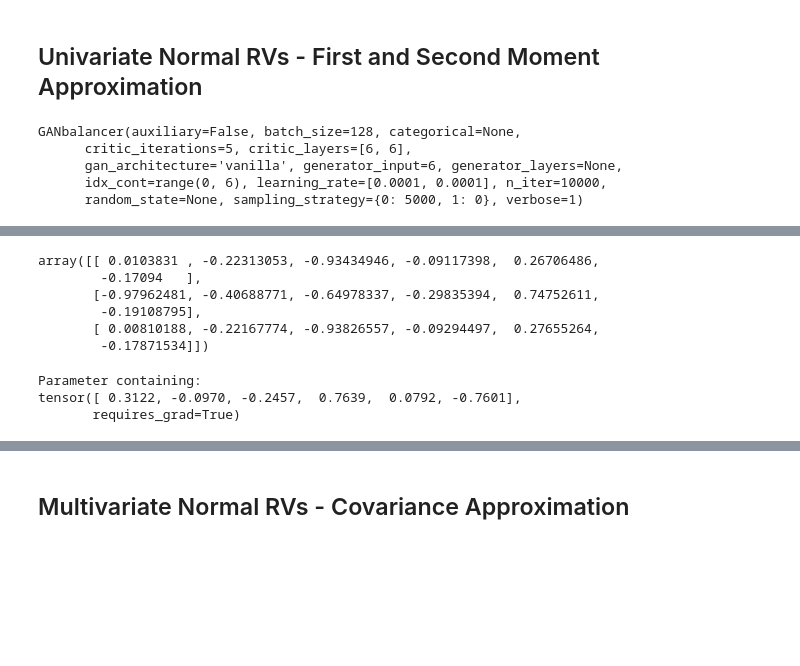
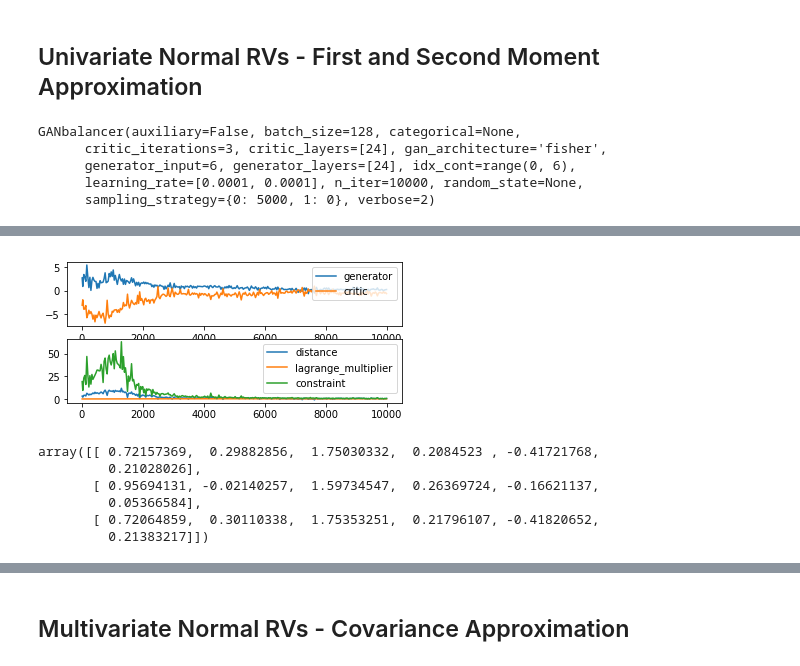
Before and after one commit to johaupt/GANbalanced, a Jupyter notebook: simulation_numeric.ipynb, the cells around one changed output, grey strips where cells are left out. Cells and saved outputs as stored; diff of their text form; code cells hidden in the pictures; blank space fills up the shorter version.

Commit message:
Complete Vanilla GAN Fisher GAN

```diff
--- a/simulation_numeric.ipynb
+++ b/simulation_numeric.ipynb
@@ -56,10 +56,10 @@ data = {
 # %%
 gan_balancer = GANbalancer(idx_cont=range(N_VAR), categorical=None, auxiliary=False,
                            gan_architecture = "fisher",
-                           generator_input=N_VAR*1, generator_layers=None,
-                           critic_layers=[N_VAR, N_VAR], critic_iterations=5,
+                           generator_input=N_VAR*1, generator_layers=[N_VAR*4],
+                           critic_layers=[N_VAR*4], critic_iterations=3,
                            learning_rate = [1e-4, 1e-4],
-                           batch_size = 128, n_iter=50000,
+                           batch_size = 128, n_iter=10000,
                            sampling_strategy = {0:N_SAMPLES, 1:0}, verbose=2)
 # %%
 smote = SMOTE(sampling_strategy = {0:N_SAMPLES, 1:0})
@@ -75,3 +75,9 @@ def check_second_moments(X):
 ## Univariate Normal RVs - First and Second Moment Approximation
 # %%
 gan_balancer._fit(data["Independent"][0], y=np.zeros(shape=N_SAMPLES))
+# %% [output]
+GANbalancer(auxiliary=False, batch_size=128, categorical=None,
+      critic_iterations=3, critic_layers=[24], gan_architecture='fisher',
+      generator_input=6, generator_layers=[24], idx_cont=range(0, 6),
+      learning_rate=[0.0001, 0.0001], n_iter=10000, random_state=None,
+      sampling_strategy={0: 5000, 1: 0}, verbose=2)
@@ -84,8 +84,9 @@ plt.legend(loss_df.columns)
+# %%
+gan_balancer.trainer.print_every = 1
 # %%
-gan_balancer._update(data["Independent"][0], y=np.zeros(shape=N_SAMPLES), n_iter=100)
+gan_balancer._update(data["Independent"][0], y=np.zeros(shape=N_SAMPLES),
+                     n_iter=10000)
-# %% [output]
-GANbalancer(auxiliary=False, batch_size=128, categorical=None,
-      critic_iterations=5, critic_layers=[6, 6],
-      gan_architecture='vanilla', generator_input=6, generator_layers=None,
-      idx_cont=range(0, 6), learning_rate=[0.0001, 0.0001], n_iter=10000,
-      random_state=None, sampling_strategy={0: 5000, 1: 0}, verbose=1)
+# %%
+fig = gan_balancer.trainer.plot_training()
+fig
+# %% [output]
@@ -92,21 +95,16 @@ GANbalancer(auxiliary=False, batch_size=128, categorical=None,
+[figure, added]
 # %%
 check_first_moments([data["Independent"][0],
                      gan_balancer.generator.sample_data(N_SAMPLES),
                      smote._sample(data["Independent"][0], y=np.zeros(shape=N_SAMPLES))[0]
                     ])
 # %% [output]
-array([[ 0.0103831 , -0.22313053, -0.93434946, -0.09117398,  0.26706486,
-        -0.17094   ],
-       [-0.97962481, -0.40688771, -0.64978337, -0.29835394,  0.74752611,
-        -0.19108795],
-       [ 0.00810188, -0.22167774, -0.93826557, -0.09294497,  0.27655264,
-        -0.17871534]])
+array([[ 0.72157369,  0.29882856,  1.75030332,  0.2084523 , -0.41721768,
+         0.21028026],
+       [ 0.95694131, -0.02140257,  1.59734547,  0.26369724, -0.16621137,
+         0.05366584],
+       [ 0.72064859,  0.30110338,  1.75353251,  0.21796107, -0.41820652,
+         0.21383217]])
-# %%
-list(gan_balancer.generator.parameters())[1]
-# %% [output]
-Parameter containing:
-tensor([ 0.3122, -0.0970, -0.2457,  0.7639,  0.0792, -0.7601],
-       requires_grad=True)
 # %%
 check_second_moments([data["Independent"][0],
                      gan_balancer.generator.sample_data(N_SAMPLES),
```
Also changed, not shown: parts of 9 cells of this notebook, 4 other files.
